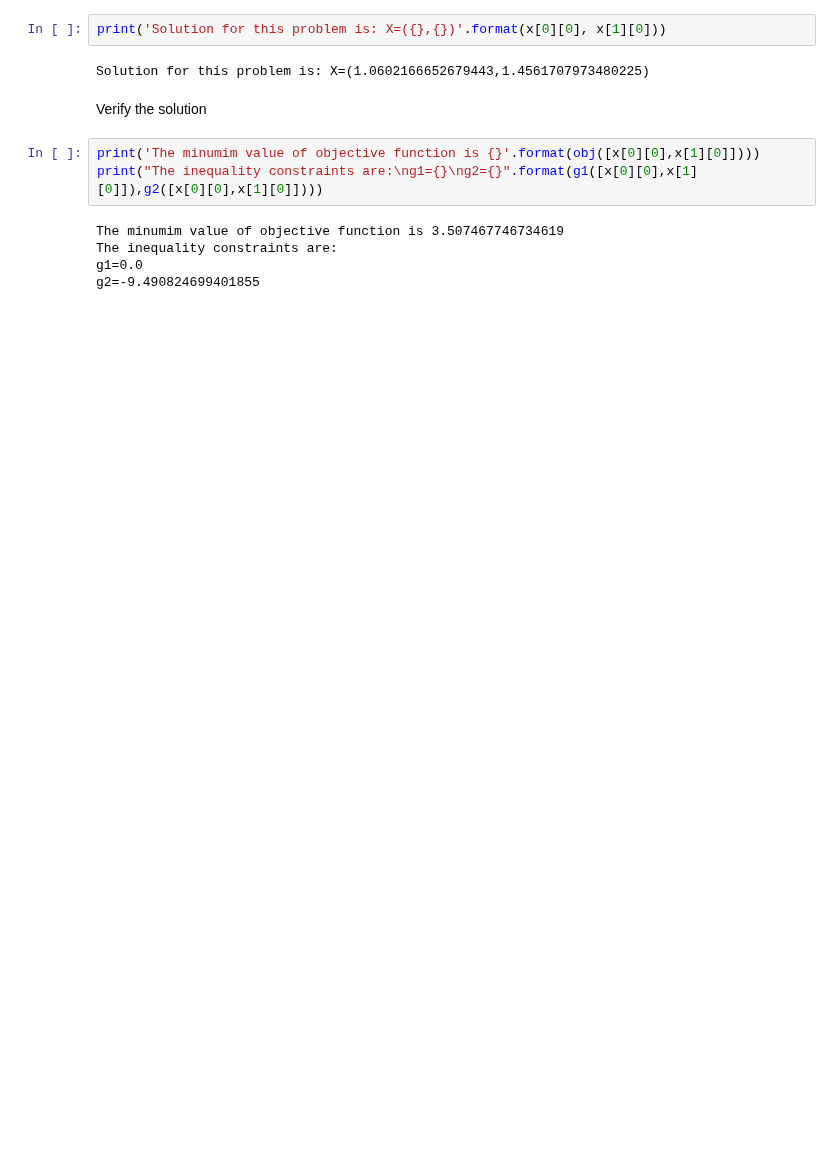
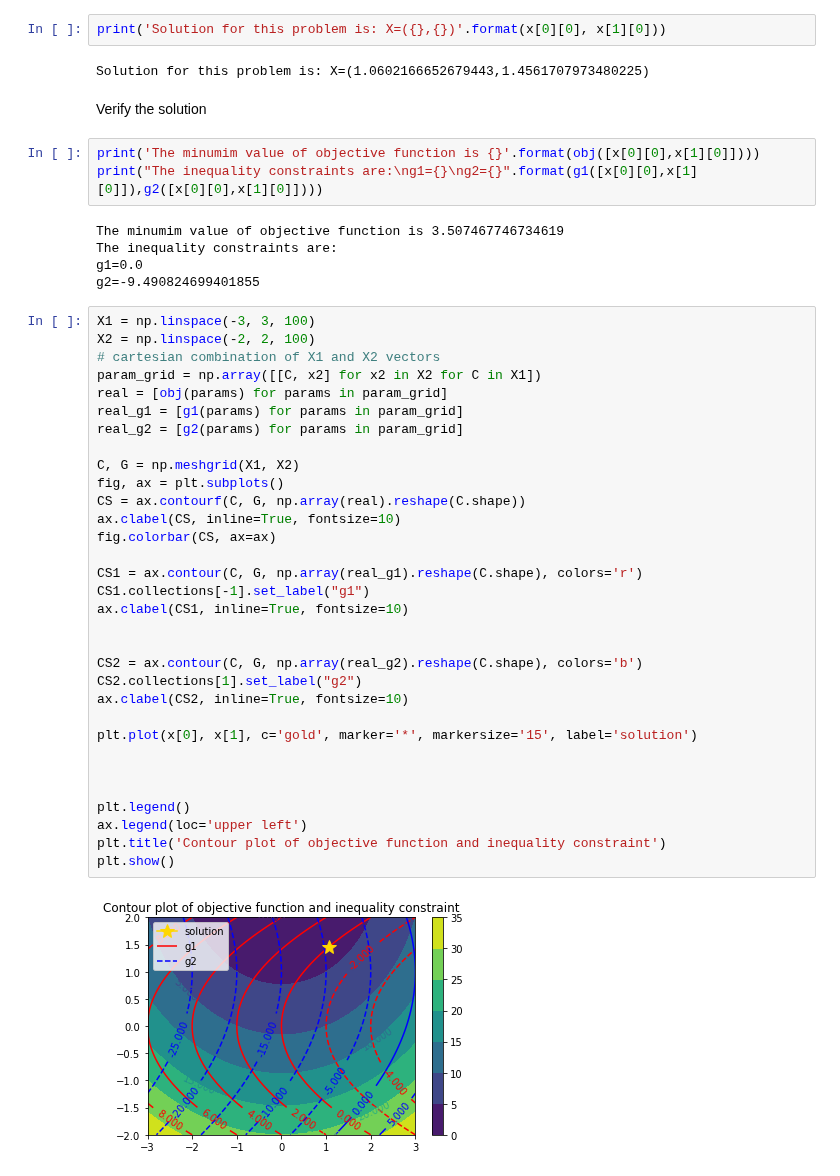
Before and after one commit to siddahant/DESOPT, a Jupyter notebook: SQP.ipynb, the cells around one changed output. Saved outputs shown, nothing was run; the diff lists cells and outputs as text; blank space fills up the shorter version.

Commit message:
complete(update counter plot)

```diff
--- a/SQP.ipynb
+++ b/SQP.ipynb
@@ -169,3 +143,37 @@ The minumim value of objective function is 3.507467746734619
 The inequality constraints are:
 g1=0.0
 g2=-9.490824699401855
+# %%
+X1 = np.linspace(-3, 3, 100)
+X2 = np.linspace(-2, 2, 100)
+# cartesian combination of X1 and X2 vectors
+param_grid = np.array([[C, x2] for x2 in X2 for C in X1])
+real = [obj(params) for params in param_grid]
+real_g1 = [g1(params) for params in param_grid]
+real_g2 = [g2(params) for params in param_grid]
+
+C, G = np.meshgrid(X1, X2)
+fig, ax = plt.subplots()
+CS = ax.contourf(C, G, np.array(real).reshape(C.shape))
+ax.clabel(CS, inline=True, fontsize=10)
+fig.colorbar(CS, ax=ax)
+
+CS1 = ax.contour(C, G, np.array(real_g1).reshape(C.shape), colors='r')
+CS1.collections[-1].set_label("g1")
+ax.clabel(CS1, inline=True, fontsize=10)
+
+
+CS2 = ax.contour(C, G, np.array(real_g2).reshape(C.shape), colors='b')
+CS2.collections[1].set_label("g2")
+ax.clabel(CS2, inline=True, fontsize=10)
+
+plt.plot(x[0], x[1], c='gold', marker='*', markersize='15', label='solution')
+
+
+
+plt.legend()
+ax.legend(loc='upper left')
+plt.title('Contour plot of objective function and inequality constraint')
+plt.show()
+# %% [output]
+[figure, added]
```
Also changed, not shown: parts of 1 cell of this notebook.
